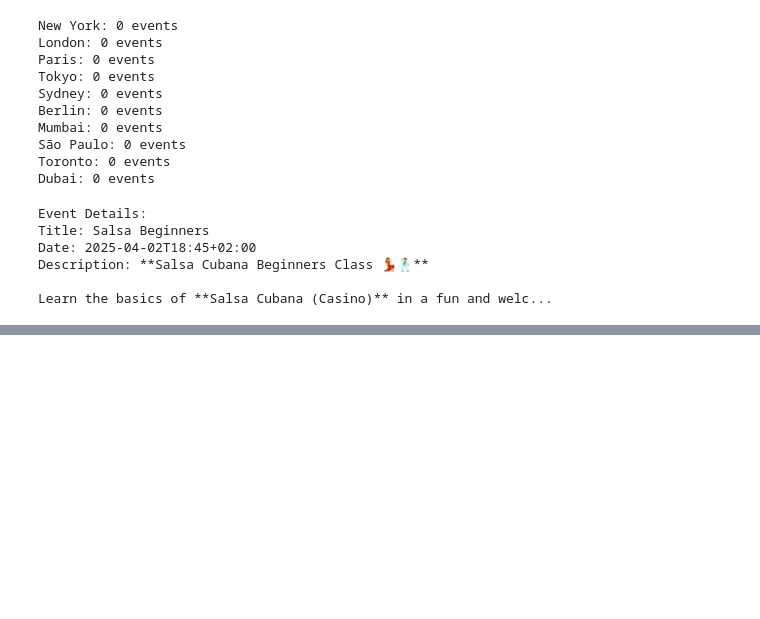
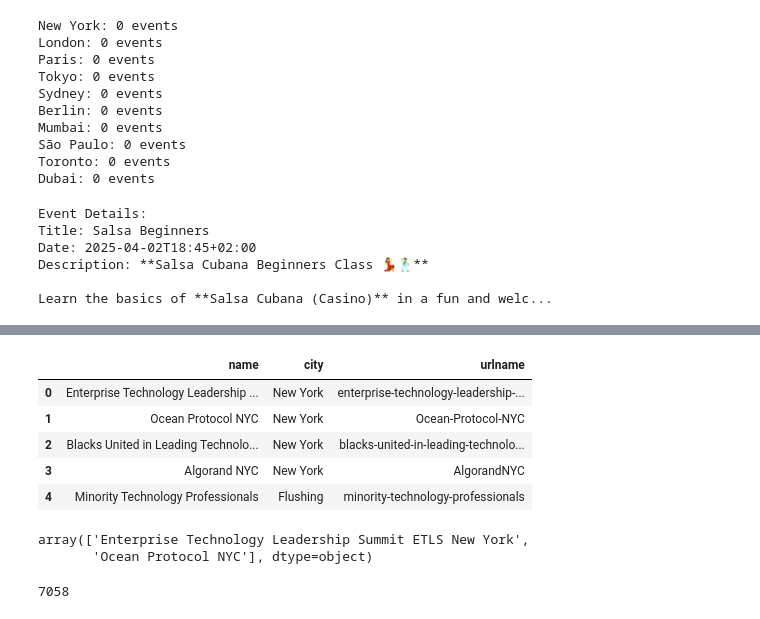
Before and after one commit to AbigailUchennaNkama/masters_thesis_project, a Jupyter notebook: thesis/sythesize_from_scratch/meetup_api.ipynb, the cells around one changed output, grey strips where cells are left out. Drawn from its saved outputs; the diff is of its cells as text; code cells hidden in the pictures; blank space fills up the shorter version.

```diff
--- a/thesis/sythesize_from_scratch/meetup_api.ipynb
+++ b/thesis/sythesize_from_scratch/meetup_api.ipynb
@@ -1254,0 +2058,15 @@ print(response.json())
+# %%
+all_groups = pd.DataFrame(all_groups)
+all_groups.head()
+# %% [output]
+|  | name | city | urlname |
+| 0 | Enterprise Technology Leadership ... | New York | enterprise-technology-leadership-... |
+| 1 | Ocean Protocol NYC | New York | Ocean-Protocol-NYC |
+| 2 | Blacks United in Leading Technolo... | New York | blacks-united-in-leading-technolo... |
+| 3 | Algorand NYC | New York | AlgorandNYC |
+| 4 | Minority Technology Professionals | Flushing | minority-technology-professionals |
+# %%
+all_groups["name"][:2].values
+# %% [output]
+array(['Enterprise Technology Leadership Summit ETLS New York',
+       'Ocean Protocol NYC'], dtype=object)
@@ -1254,0 +2075,4 @@ print(response.json())
+# %%
+all_groups["urlname"].nunique()
+# %% [output]
+7058
```
Also changed, not shown: parts of 21 cells of this notebook, 11 other files.
